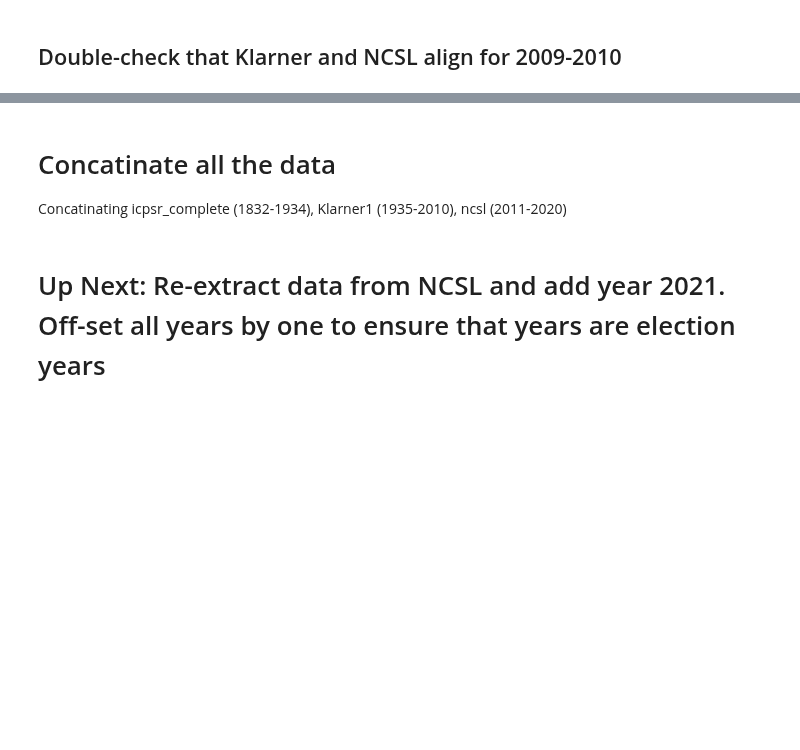
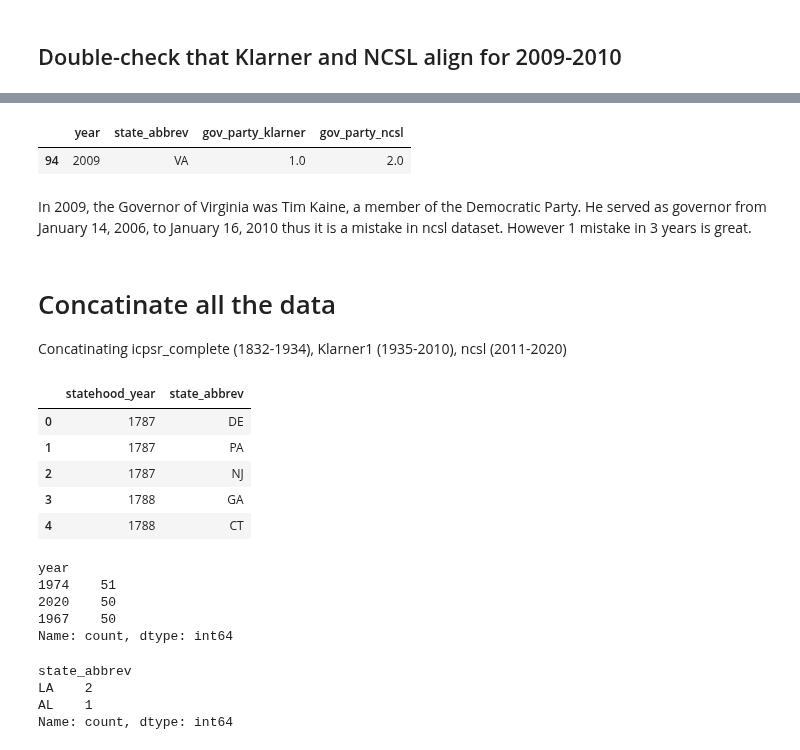
Before and after one commit to batShimon/similarity_data, a Jupyter notebook: merging_Klarner_and_ICPSR.ipynb, the cells around one changed output, grey strips where cells are left out. Saved outputs shown, nothing was run; the diff lists cells and outputs as text; code cells hidden in the pictures; blank space fills up the shorter version.

```diff
--- a/merging_Klarner_and_ICPSR.ipynb
+++ b/merging_Klarner_and_ICPSR.ipynb
@@ -983,5 +1120,10 @@ merged.head()
+# %%
+comparison_results['gov_party_klarner vs gov_party_ncsl']
+# %% [output]
+|  | year | state_abbrev | gov_party_klarner | gov_party_ncsl |
+| 94 | 2009 | VA | 1.0 | 2.0 |
+# %% [markdown]
+In 2009, the Governor of Virginia was Tim Kaine, a member of the Democratic Party. He served as governor from January 14, 2006, to January 16, 2010 thus it is a mistake in ncsl dataset. However 1 mistake in 3 years is great.
 # %% [markdown]
 # Concatinate all the data
 Concatinating icpsr_complete (1832-1934), Klarner1 (1935-2010), ncsl (2011-2020)
-# %% [markdown]
-# Up Next: Re-extract data from NCSL and add year 2021. Off-set all years by one to ensure that years are election years
@@ -987,0 +1145,25 @@ Concatinating icpsr_complete (1832-1934), Klarner1 (1935-2010), ncsl (2011-2020)
+# %%
+statehood_df.head()
+# %% [output]
+|  | statehood_year | state_abbrev |
+| 0 | 1787 | DE |
+| 1 | 1787 | PA |
+| 2 | 1787 | NJ |
+| 3 | 1788 | GA |
+| 4 | 1788 | CT |
+# %%
+final_df['year'].value_counts().head(3)
+# %% [output]
+year
+1974    51
+2020    50
+1967    50
+Name: count, dtype: int64
+# %%
+print(final_df[final_df['year'] == 1974]['state_abbrev'].value_counts().head(2))
+# Clearly the problem is that we have two Louisianas in 1974.
+# %% [output]
+state_abbrev
+LA    2
+AL    1
+Name: count, dtype: int64
```
Also changed, not shown: parts of 26 cells of this notebook.
